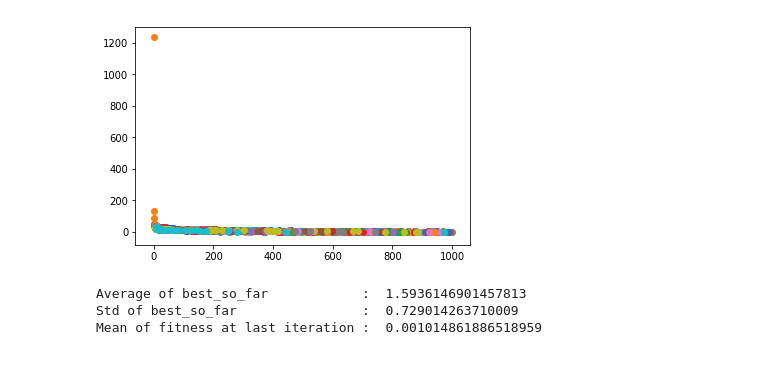
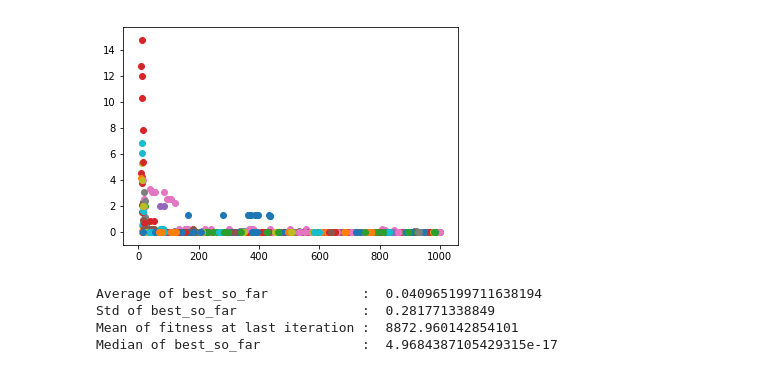
Before and after one commit to st9007a/optimizer, a Jupyter notebook: plot.ipynb, the cells around one changed output. Cells and saved outputs as stored; diff of their text form; code cells hidden in the pictures.

Commit message:
Modify GA and plot all results

```diff
--- a/plot.ipynb
+++ b/plot.ipynb
@@ -11,8 +11,9 @@ import math
 # %%
 import pickle
 from pprint import pprint
+from statistics import median
 
-def show_result(file = 'results/PSO_func1.pkl', clip = 10):
+def show_result(file = 'results/GA_func1.pkl', clip = 20):
 
     best_so_far = []
 
@@ -21,37 +22,39 @@ def show_result(file = 'results/PSO_func1.pkl', clip = 10):
 
     for i in range(len(res['history'])):
         x = []
         y = []
 
         for history in res['history'][i]:
             x.append(history['iter'])
             y.append(history['val'])
             #y.append(math.log(history['val']))
 
         best_so_far.append(y[-1])
 
         if (clip >= len(y)):
             continue
 
         x = np.array(x)
         y = np.array(y)
 
         plt.scatter(x[clip:], y[clip:])
         #plt.plot(x, y, label = 'round %d' % (i + 1))
 
     plt.show()
 
     print('Average of best_so_far            : ', sum(best_so_far) / len(best_so_far))
     print('Std of best_so_far                : ', np.std(best_so_far))
     print('Mean of fitness at last iteration : ', sum(res['mean_fitness_last_iter']) / len(res['mean_fitness_last_iter']))
+    print('Median of best_so_far             : ', median(best_so_far))
 
 
 show_result()
 # %% [output]
-[figure, old version]
+[figure, new version]
-Average of best_so_far            :  1.5936146901457813
-Std of best_so_far                :  0.729014263710009
-Mean of fitness at last iteration :  0.001014861886518959
+Average of best_so_far            :  0.040965199711638194
+Std of best_so_far                :  0.281771338849
+Mean of fitness at last iteration :  8872.960142854101
+Median of best_so_far             :  4.9684387105429315e-17
 # %%
 show_result('results/PSO_func1.pkl', 20)
 show_result('results/PSO_func2.pkl', 20)
```
Also changed, not shown: parts of 6 cells of this notebook, 1 other file.
